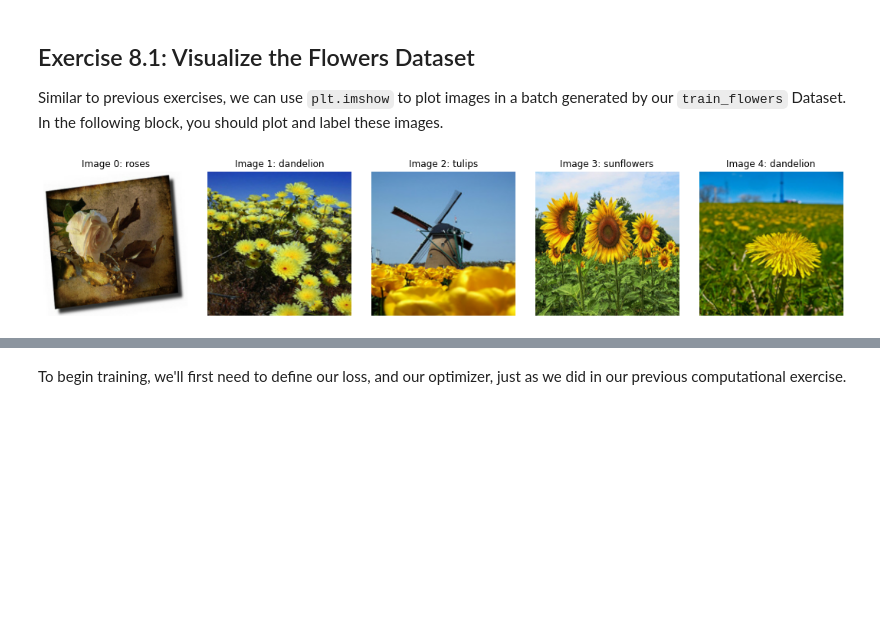
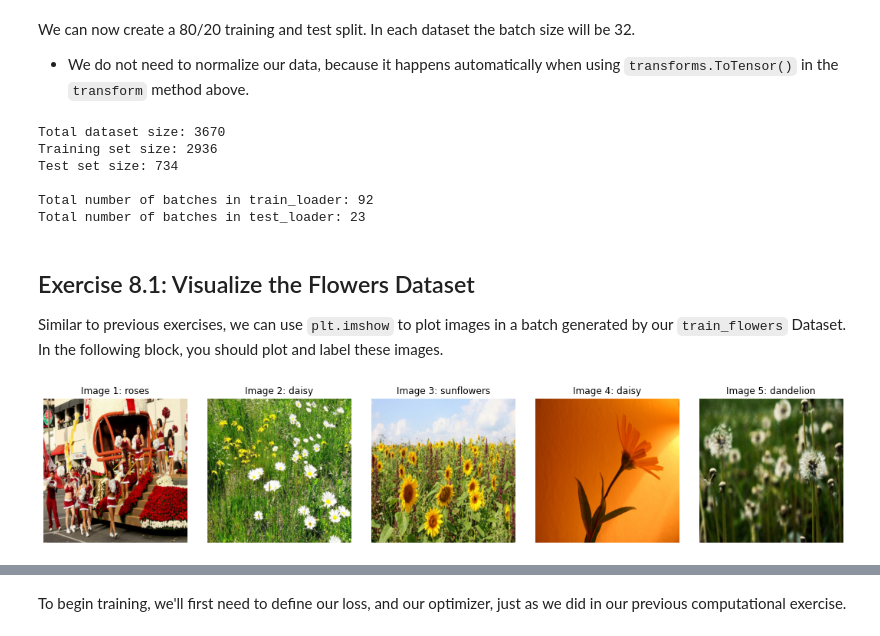
Before and after one commit to engelhard-lab/collaborative-ml-notebooks, a Jupyter notebook: notebooks/transfer_learning_key.ipynb, the cells around one changed output, grey strips where cells are left out. Saved outputs shown, nothing was run; the diff lists cells and outputs as text; code cells hidden in the pictures; blank space fills up the shorter version.

```diff
--- a/notebooks/transfer_learning_key.ipynb
+++ b/notebooks/transfer_learning_key.ipynb
@@ -90,27 +127,61 @@ Using 734 files for validation.
+# %% [markdown]
+We can now create a 80/20 training and test split. In each dataset the batch size will be 32.
+- We do not need to normalize our data, because it happens automatically when using `transforms.ToTensor()` in the `transform` method above.
+# %%
+# create training/test split
+total_size = len(dataset)
+test_size = int(total_size *.2)
+train_size = total_size - test_size
+train_ds, test_ds = random_split(dataset, [train_size, test_size])
+
+# create batch size of 32
+train_loader = DataLoader(train_ds, batch_size=32, shuffle=False, num_workers=2, pin_memory=True)
+test_loader = DataLoader(test_ds, batch_size=32, shuffle=False, num_workers=2, pin_memory=True)
+
+
+# check batches
+
+print(f"Total dataset size: {total_size}")
+print(f"Training set size: {train_size}")
+print(f"Test set size: {test_size}")
+print(f"\nTotal number of batches in train_loader: {math.ceil(train_size / 32)}")
+print(f"Total number of batches in test_loader: {math.ceil(test_size / 32)}")
+# %% [output]
+Total dataset size: 3670
+Training set size: 2936
+Test set size: 734
+
+Total number of batches in train_loader: 92
+Total number of batches in test_loader: 23
 # %% [markdown]
 ## Exercise 8.1: Visualize the Flowers Dataset
 
 Similar to previous exercises, we can use `plt.imshow` to plot images in a batch generated by our `train_flowers` Dataset. In the following block, you should plot and label these images.
-# %%
-fig, ax = plt.subplots(nrows=1, ncols=5, figsize=(15, 3))
-
-# get a single batch
-images, labels = next(iter(train_flowers))
-
-for i in range(5):
-
-  ## ADD CODE TO PLOT THE IMAGE ##
-  ax[i].imshow(images[i])
-
-  ## ADD CODE TO TITLE THE IMAGE WITH THE CORRESPONDING LABEL ##
-  ax[i].set_title('Image %i: %s' % (i, FLOWER_CLASSES[labels[i]]))
-
-  # turn off the axes to make the images look nice
-  ax[i].axis('off')
-
-plt.tight_layout()
-plt.show()
-# %% [output]
-[figure, removed]
+# %%
+# Create a figure with 5 subplots
+fig, ax = plt.subplots(nrows=1, ncols=5, figsize=(15, 3))
+
+# Get a single batch from the train dataset
+images, labels = next(iter(train_loader))
+
+# Loop through the first 5 images in the batch
+for i in range(5):
+    # We must change the image from (Channels, Height, Width) to (Height, Width, Channels), and convert it to a NumPy array.
+    image = images[i].permute(1, 2, 0).numpy()
+
+    # Plot the image
+    ax[i].imshow(image)
+
+    # Set the title for the image with the corresponding label
+    ax[i].set_title(f"Image {i+1}: {FLOWER_CLASSES[labels[i]]}")
+
+    # Turn off the axis for a cleaner image
+    ax[i].axis('off')
+
+# Adjust layout and show the plot
+plt.tight_layout()
+plt.show()
+# %% [output]
+[figure, added]
 # %% [markdown]
 We're now ready to create our prediction model following the steps described in our [medical image analysis lecture](https://github.com/mengelhard/bsrt_ml4h/blob/master/lectures/ll3.pdf):
```
Also changed, not shown: parts of 37 cells of this notebook.
